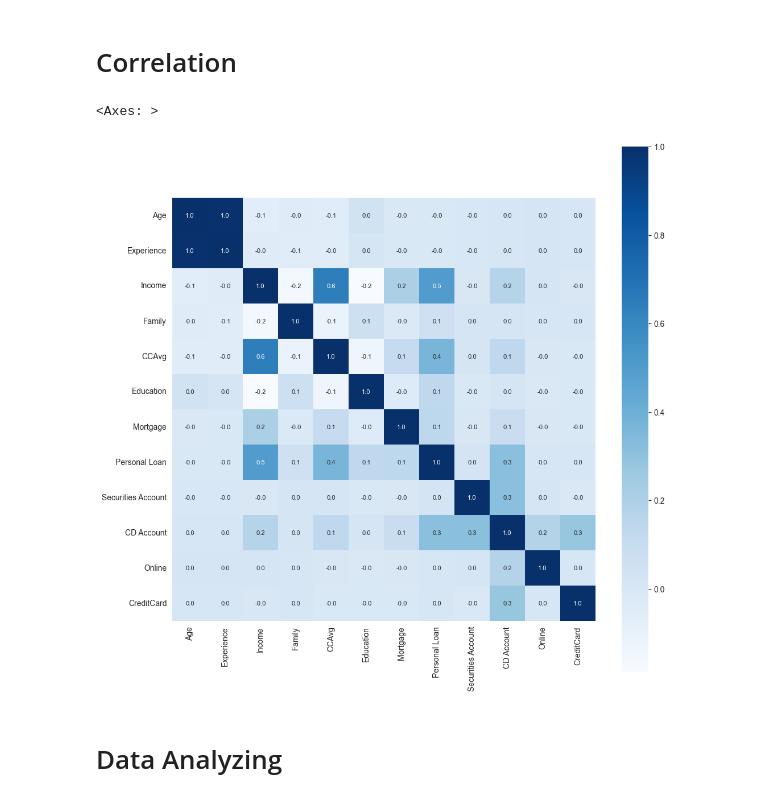
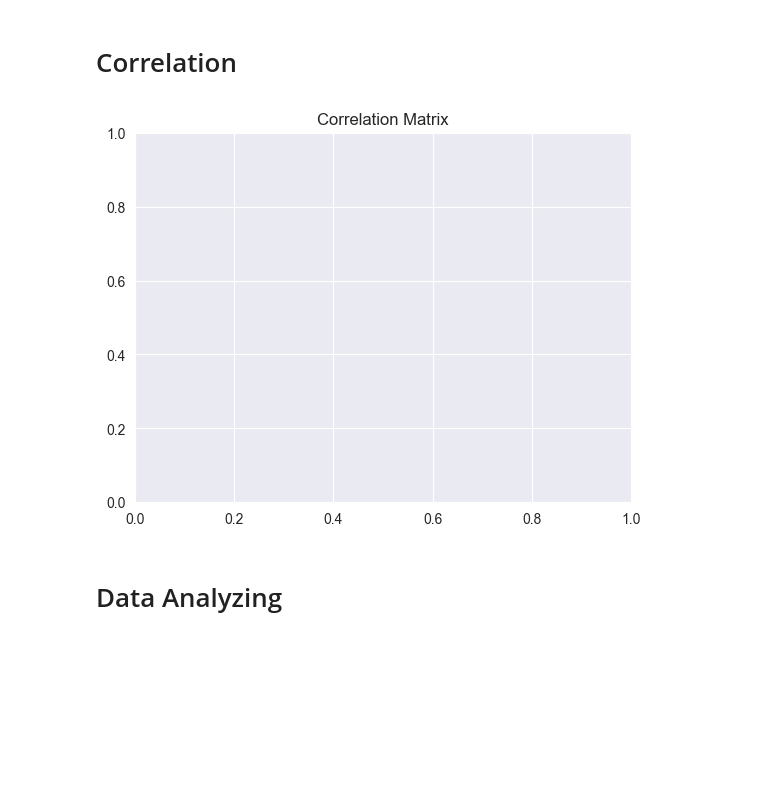
Before and after one commit to Dear0001/Bank_Load_Detection, a Jupyter notebook: load_detection.ipynb, the cells around one changed output. Cells and saved outputs as stored; diff of their text form; code cells hidden in the pictures; blank space fills up the shorter version.

```diff
--- a/load_detection.ipynb
+++ b/load_detection.ipynb
@@ -177,10 +167,8 @@ correlation=data.corr()
 # %%
-plt.figure(figsize =(12, 12))
-
-sns.heatmap(correlation, cbar=True, square=True, fmt='.1f', annot=True, annot_kws={'size':8},cmap='Blues')
+plt.title("Correlation Matrix")
+plt.show()
 # %% [output]
-<Axes: >
-[figure, old version]
+[figure, new version]
 # %% [markdown]
 # Data Analyzing
 # %%
```
Also changed, not shown: parts of 16 cells of this notebook.
